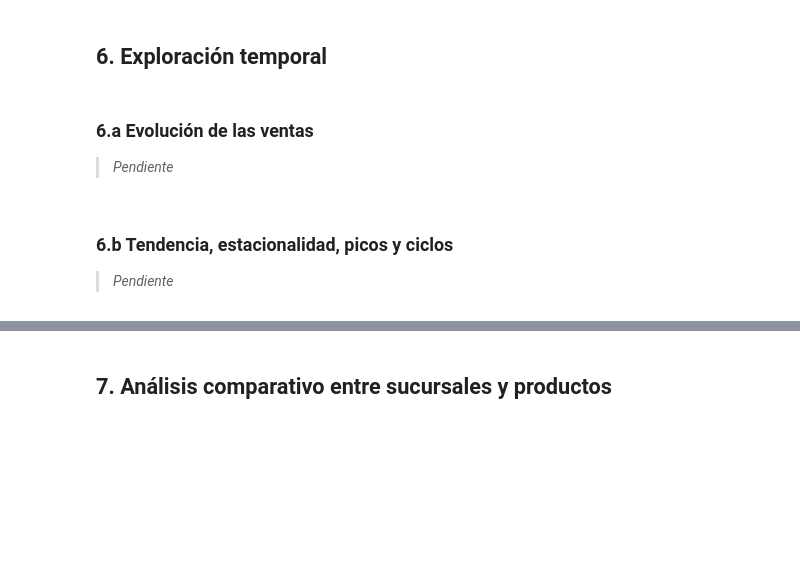
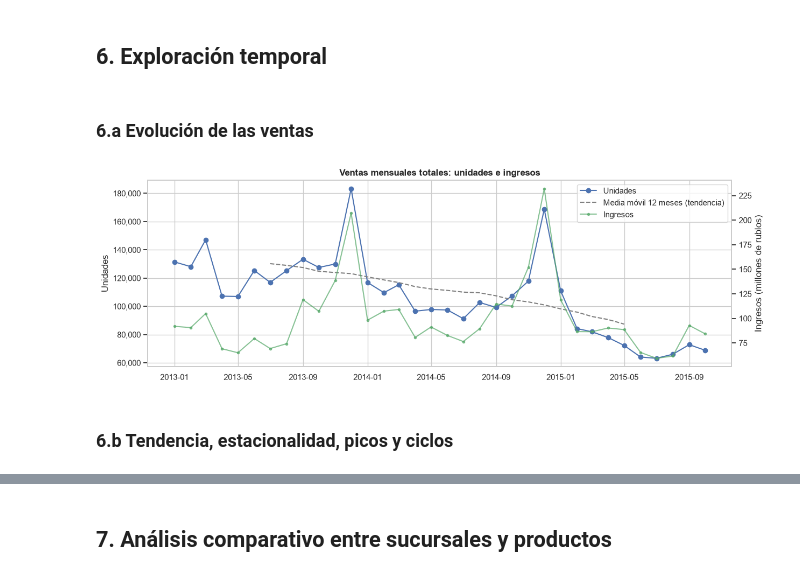
Before and after one commit to 25001013-star/fs-pd-predict-future-sales, a Jupyter notebook: notebooks/01_exploratory_data_analysis.ipynb, the cells around one changed output, grey strips where cells are left out. Drawn from its saved outputs; the diff is of its cells as text; code cells hidden in the pictures; blank space fills up the shorter version.

```diff
--- a/notebooks/01_exploratory_data_analysis.ipynb
+++ b/notebooks/01_exploratory_data_analysis.ipynb
@@ -115,9 +565,24 @@ tables = {"sales_train": sales, "items": items, "item_categories": categories,
 ## 6. Exploración temporal
 # %% [markdown]
 ### 6.a Evolución de las ventas
-
-> _Pendiente_
+# %%
+monthly_total = eda.monthly_series(df)
+monthly_rev = eda.monthly_series(df, value="revenue")
+month_index = pd.period_range("2013-01", periods=34, freq="M").to_timestamp()
+
+fig, ax1 = plt.subplots(figsize=(14, 4.5))
+ax1.plot(month_index, monthly_total.values, marker="o", label="Unidades")
+ax1.plot(month_index, monthly_total.rolling(12, center=True).mean().values, "--", color="gray",
+         label="Media móvil 12 meses (tendencia)")
+ax1.set(title="Ventas mensuales totales: unidades e ingresos", ylabel="Unidades")
+ax1.yaxis.set_major_formatter(thousands)
+ax2 = ax1.twinx()
+ax2.plot(month_index, monthly_rev.values / 1e6, color="#55A868", alpha=.7, marker=".", label="Ingresos")
+ax2.set_ylabel("Ingresos (millones de rublos)")
+ax2.grid(False)
+fig.legend(loc="upper right", bbox_to_anchor=(0.9, 0.88))
+plt.show()
+# %% [output]
+[figure, added]
 # %% [markdown]
 ### 6.b Tendencia, estacionalidad, picos y ciclos
-
-> _Pendiente_
```
Also changed, not shown: parts of 104 cells of this notebook, 7 other files.
